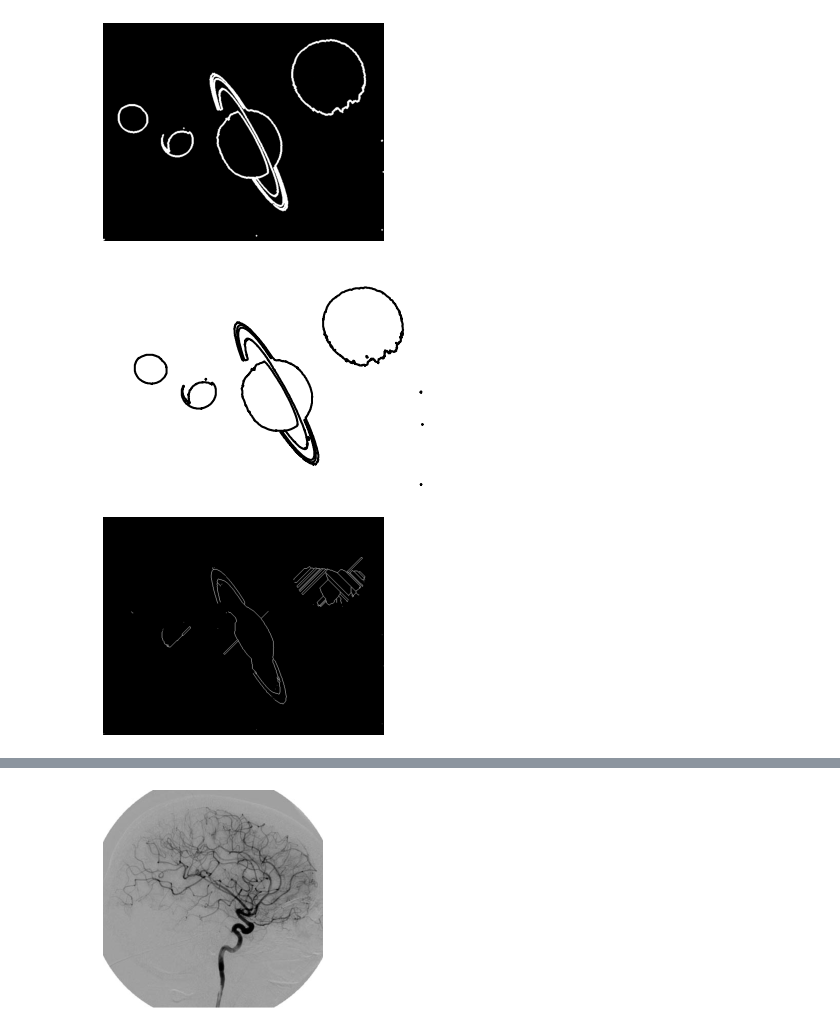
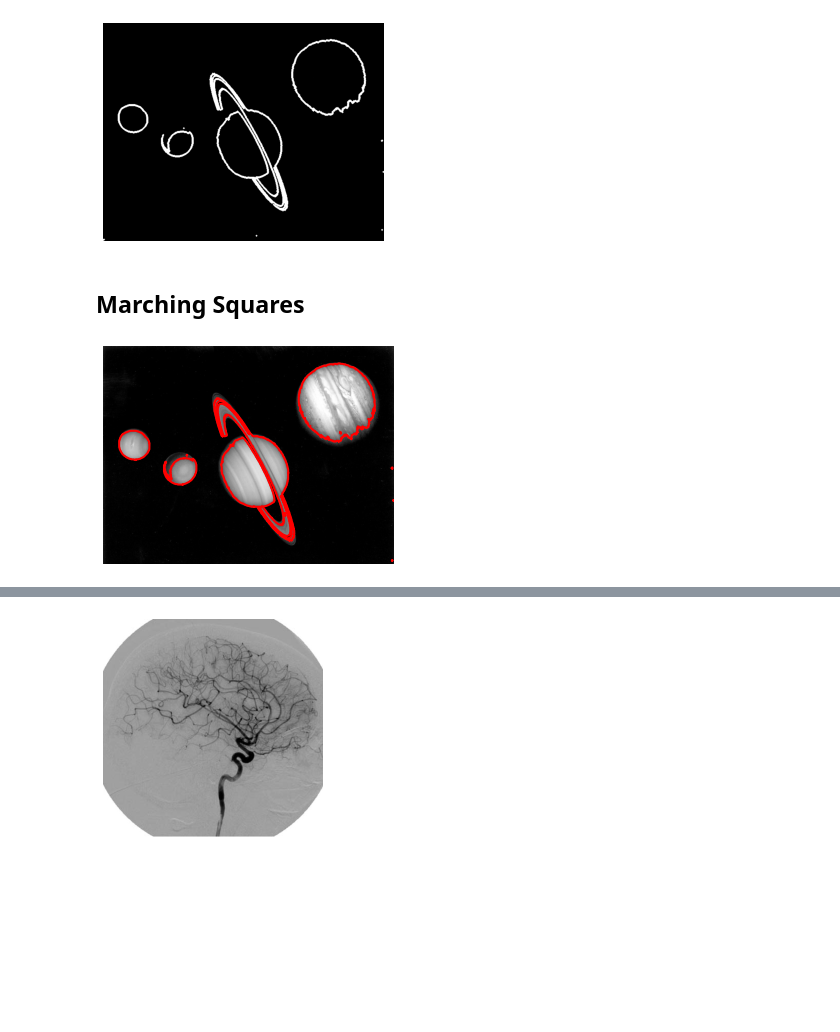
Before and after one commit to jpcano1/ISIS_4825_skimage_last, a Jupyter notebook: Scikit_Image_Final_Bootcamp.ipynb, the cells around one changed output, grey strips where cells are left out. Drawn from its saved outputs; the diff is of its cells as text; code cells hidden in the pictures; blank space fills up the shorter version.

```diff
--- a/Scikit_Image_Final_Bootcamp.ipynb
+++ b/Scikit_Image_Final_Bootcamp.ipynb
@@ -48,5 +54,5 @@ url = "https://github.com/PacktPublishing/Python-Image-Processing-Cookbook/blob/
 # %%
-img = vis.download_content(url, "image.png")
+img = vis.download_content(url)
 # %%
 img_gray = color.rgb2gray(img)
 # %%
@@ -69,14 +75,19 @@ draw = cv2.drawContours(img_gray.copy(), contours, -1, (255, 255, 0), 3)
 vis.imshow(draw)
 # %% [output]
 [figure]
+# %% [markdown]
+## **Marching Squares**
 # %%
 contours = find_contours(segmented_img, 0.2)
+# %%
+contour = max(contours, key=len)
 # %%
 for contour in contours:
-    plt.plot(contour[:, 1], contour[:, 0], color="k", linewidth=2)
+    plt.plot(contour[:, 1], contour[:, 0], color="r", linewidth=2)
 
 plt.ylim(500, 0)
+vis.imshow(img_gray)
 plt.axis("off")
 plt.show()
 # %% [output]
-[figure, old version]
+[figure, new version]
@@ -85,4 +93,0 @@ skeleton = skeletonize(segmented_img, method="lee")
-# %%
-vis.imshow(skeleton)
-# %% [output]
-[figure, removed]
```
Also changed, not shown: parts of 46 cells of this notebook.
